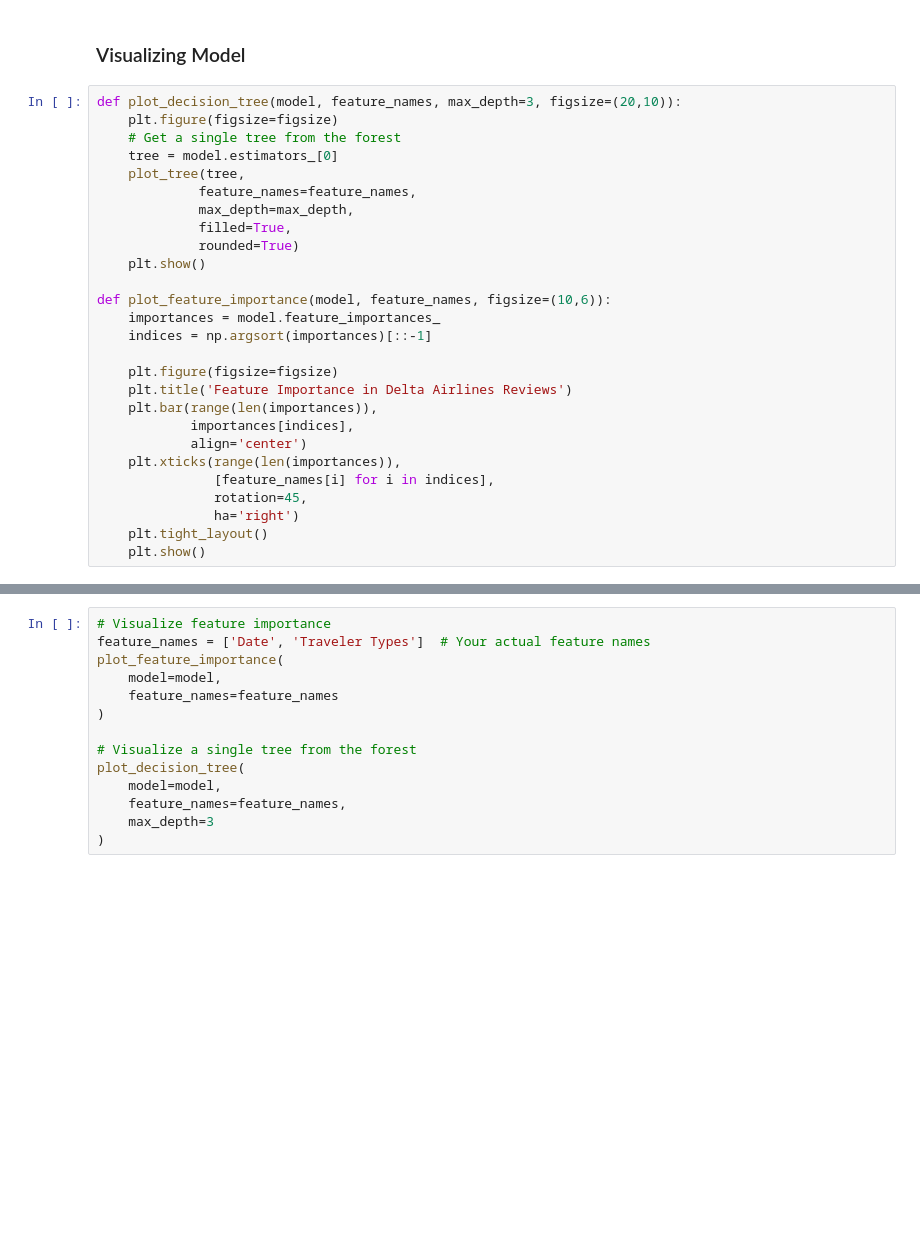
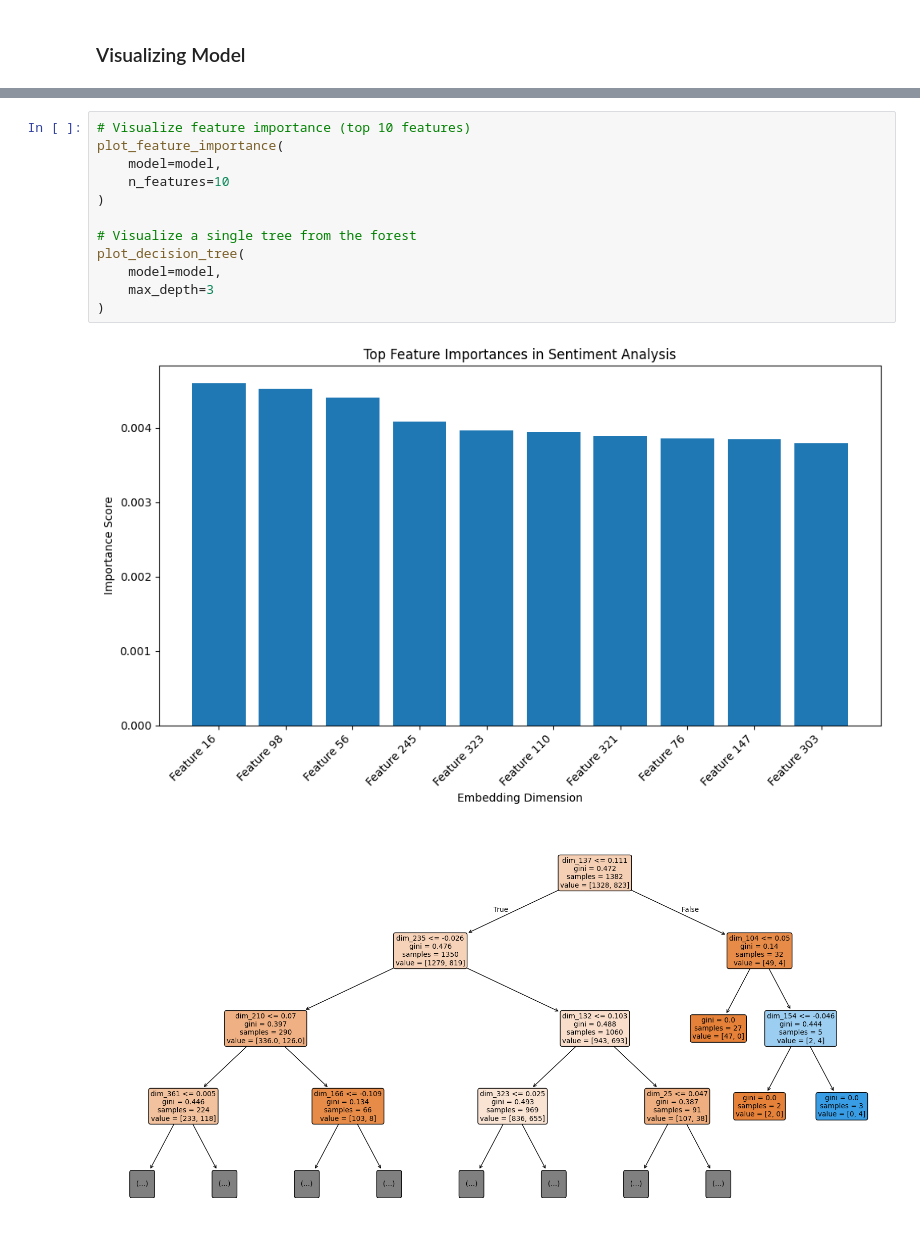
Before and after one commit to T-Godwins/airline-project, a Jupyter notebook: sentiment_analysis.ipynb, the cells around one changed output, grey strips where cells are left out. Saved outputs shown, nothing was run; the diff lists cells and outputs as text; blank space fills up the shorter version.

```diff
--- a/sentiment_analysis.ipynb
+++ b/sentiment_analysis.ipynb
@@ -143,29 +162,2 @@ print(f"Classification Report:\n{report}")
 # %% [markdown]
 ### Visualizing Model ###
-# %%
-def plot_decision_tree(model, feature_names, max_depth=3, figsize=(20,10)):
-    plt.figure(figsize=figsize)
-    # Get a single tree from the forest
-    tree = model.estimators_[0]
-    plot_tree(tree,
-             feature_names=feature_names,
-             max_depth=max_depth,
-             filled=True,
-             rounded=True)
-    plt.show()
-
-def plot_feature_importance(model, feature_names, figsize=(10,6)):
-    importances = model.feature_importances_
-    indices = np.argsort(importances)[::-1]
-
-    plt.figure(figsize=figsize)
-    plt.title('Feature Importance in Delta Airlines Reviews')
-    plt.bar(range(len(importances)),
-            importances[indices],
-            align='center')
-    plt.xticks(range(len(importances)),
-               [feature_names[i] for i in indices],
-               rotation=45,
-               ha='right')
-    plt.tight_layout()
-    plt.show()
@@ -172,14 +207,15 @@ def plot_feature_importance(model, feature_names, figsize=(10,6)):
 # %%
-# Visualize feature importance
-feature_names = ['Date', 'Traveler Types']  # Your actual feature names
+# Visualize feature importance (top 10 features)
 plot_feature_importance(
     model=model,
-    feature_names=feature_names
+    n_features=10
 )
 
 # Visualize a single tree from the forest
 plot_decision_tree(
     model=model,
-    feature_names=feature_names,
     max_depth=3
 )
+# %% [output]
+[figure, added]
+[figure, added]
```
Also changed, not shown: parts of 5 cells of this notebook, 1 other file.
